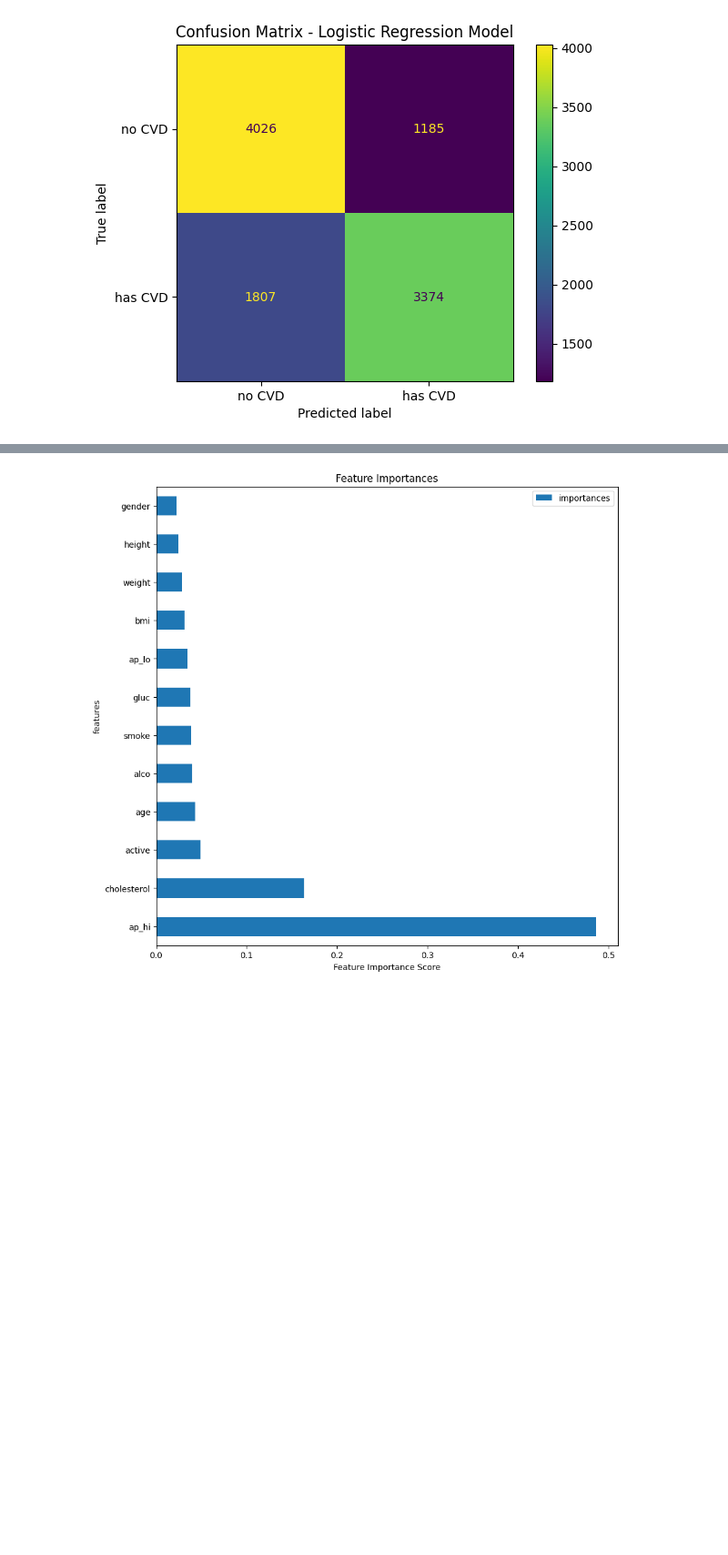
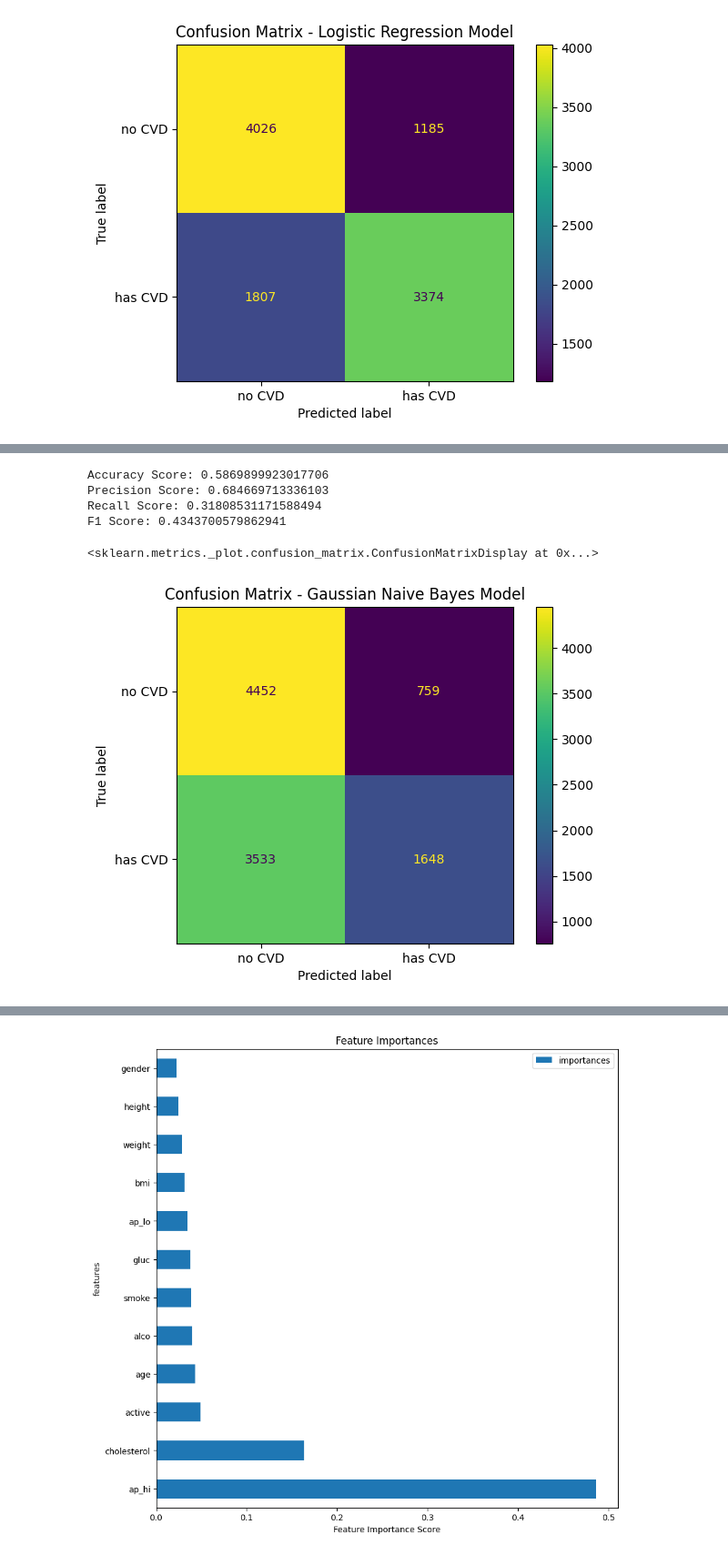
Before and after one commit to henrybliu/Predicting-Cardiovascular-Disease, a Jupyter notebook: predictingCVD.ipynb, the cells around one changed output, grey strips where cells are left out. Shown at 91% size. Cells and saved outputs as stored; diff of their text form; code cells hidden in the pictures; blank space fills up the shorter version.

```diff
--- a/predictingCVD.ipynb
+++ b/predictingCVD.ipynb
@@ -469,0 +482,16 @@ The logistic regression model achieved a testing accuracy of 71.20%, indicating
+# %%
+# Gaussian Naive Bayes
+# Making pipeline and fitting it on training set
+pl_nb = Pipeline([
+    ('preprocessor', preproc),
+    ('nb', GaussianNB()),
+])
+pl_nb.fit(X_train, y_train)
+
+# Getting the accuracy of the training and testing set
+training_prediction_nb = pl_nb.predict(X_train)
+testing_prediction_nb = pl_nb.predict(X_test)
+training_accuracy_nb = metrics.accuracy_score(training_prediction_nb, y_train)
+testing_accuracy_nb = metrics.accuracy_score(testing_prediction_nb, y_test)
+print(f'Training accuracy: {training_accuracy_nb}')
+print(f'Testing accuracy: {testing_accuracy_nb}')
@@ -523,0 +638,24 @@ For this reason, though, we would venture towards saying that the logistic regre
+# %%
+# Confusion matrix for Gaussian Naive Bayes Model
+display_labels = ['no CVD', 'has CVD']
+nb_confusion_matrix = ConfusionMatrixDisplay.from_estimator(pl_nb, X_test, y_test, display_labels=display_labels)
+
+nb_accuracy = accuracy_score(y_test, testing_prediction_nb)
+nb_precision = precision_score(y_test, testing_prediction_nb, pos_label=1)
+nb_recall = recall_score(y_test, testing_prediction_nb, pos_label=1)
+nb_f1 = f1_score(y_test, testing_prediction_nb, pos_label=1)
+nb_confusion_matrix.ax_.set_title('Confusion Matrix - Gaussian Naive Bayes Model')
+
+print(f'Accuracy Score: {nb_accuracy}')
+print(f'Precision Score: {nb_precision}')
+print(f'Recall Score: {nb_recall}')
+print(f'F1 Score: {nb_f1}')
+
+nb_confusion_matrix
+# %% [output]
+Accuracy Score: 0.5869899923017706
+Precision Score: 0.684669713336103
+Recall Score: 0.31808531171588494
+F1 Score: 0.4343700579862941
+<sklearn.metrics._plot.confusion_matrix.ConfusionMatrixDisplay at 0x...>
+[figure, added]
```
Also changed, not shown: parts of 29 cells of this notebook, 1 other file.
